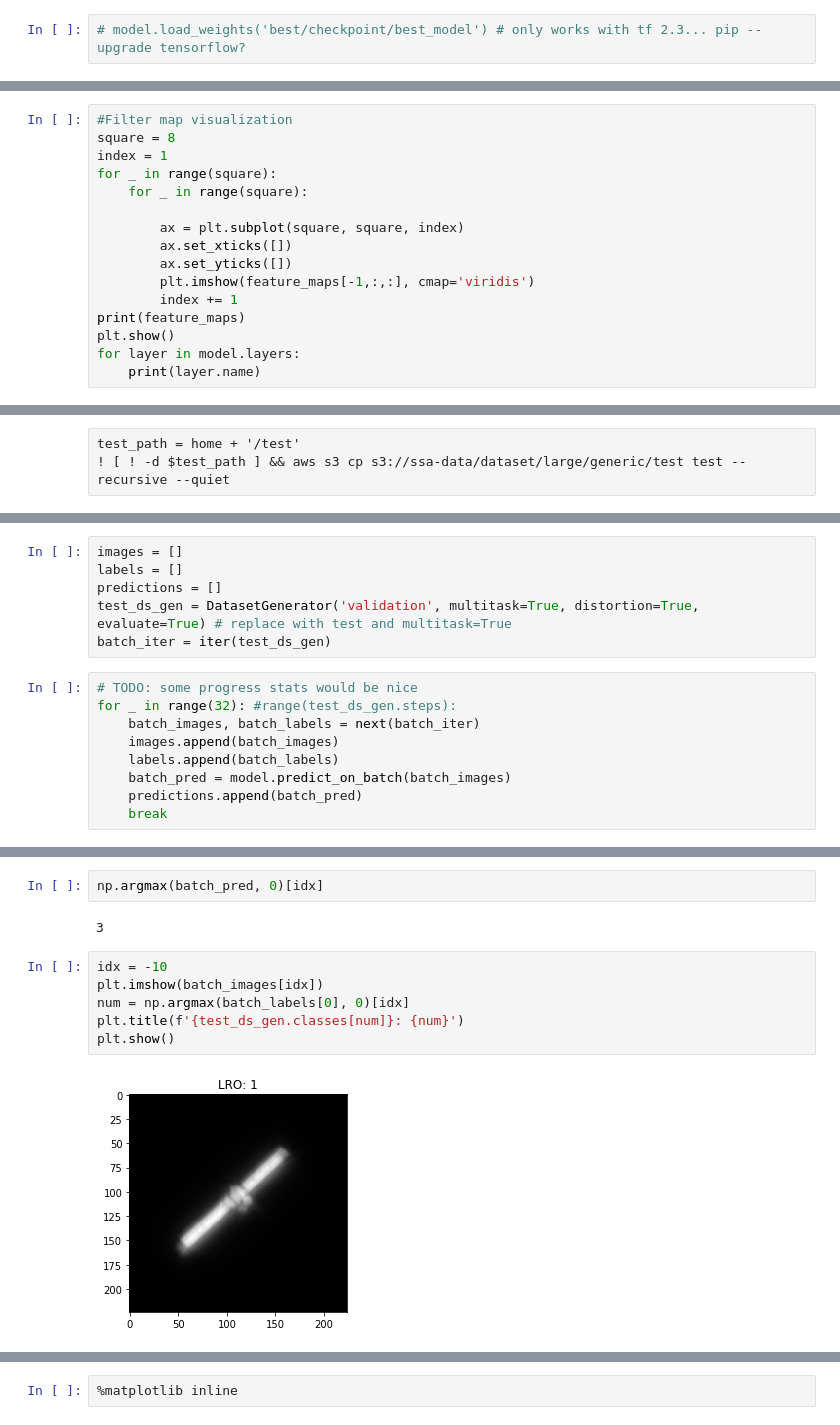
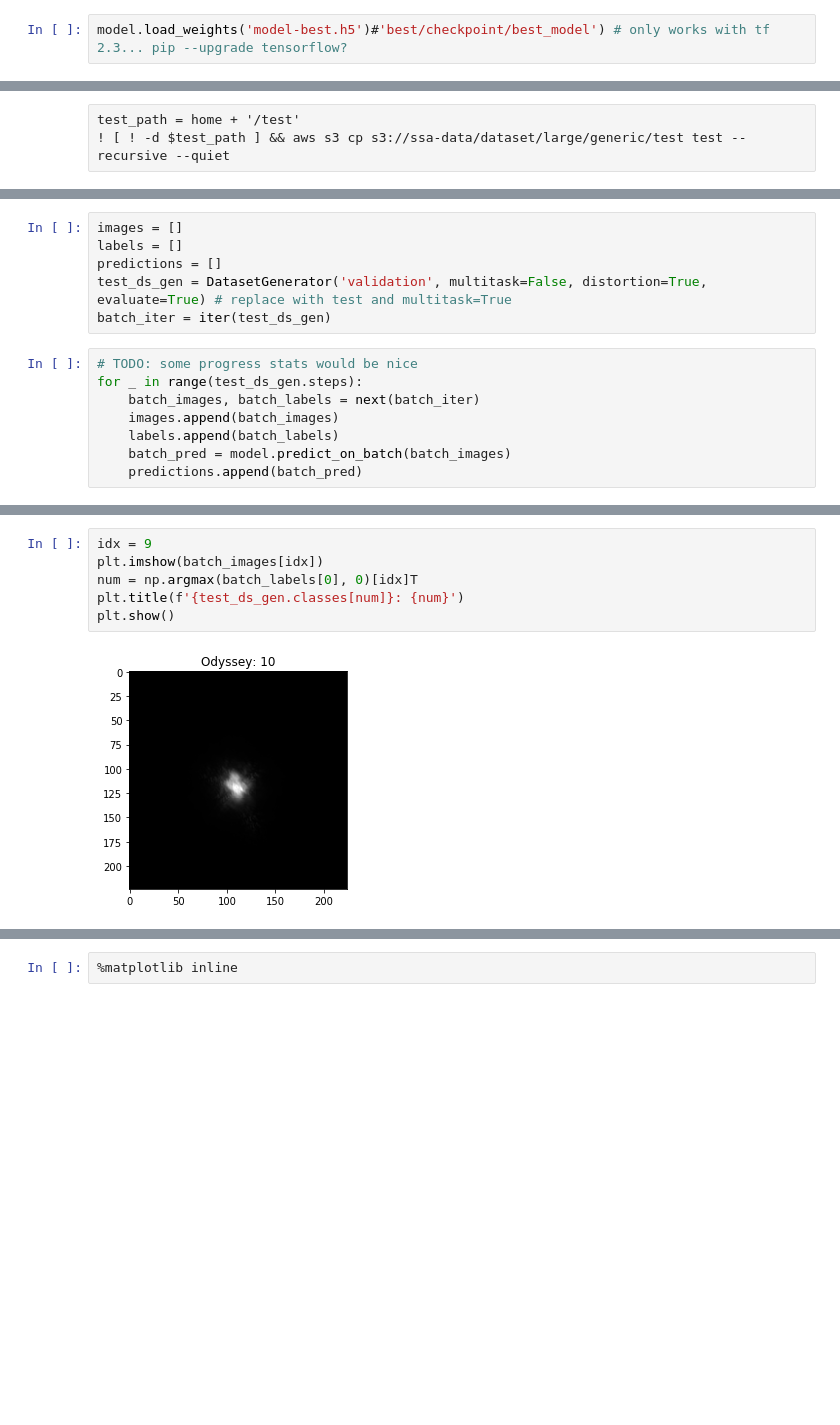
Before and after one commit to RosenblattAI/kolmogorov, a Jupyter notebook: model/evaluation.ipynb, the cells around one changed output, grey strips where cells are left out. Cells and saved outputs as stored; diff of their text form; blank space fills up the shorter version.

```diff
--- a/model/evaluation.ipynb
+++ b/model/evaluation.ipynb
@@ -125,2 +112,2 @@ Clipping input data to the valid range for imshow with RGB data ([0..1] for floa
 # %%
-# model.load_weights('best/checkpoint/best_model') # only works with tf 2.3... pip --upgrade tensorflow?
+model.load_weights('model-best.h5')#'best/checkpoint/best_model') # only works with tf 2.3... pip --upgrade tensorflow?
@@ -228,16 +113,0 @@ feature_maps = model.predict(np.array(image).reshape(-1,224,224,3))
-# %%
-#Filter map visualization
-square = 8
-index = 1
-for _ in range(square):
-	for _ in range(square):
-
-		ax = plt.subplot(square, square, index)
-		ax.set_xticks([])
-		ax.set_yticks([])
-		plt.imshow(feature_maps[-1,:,:], cmap='viridis')
-		index += 1
-print(feature_maps)
-plt.show()
-for layer in model.layers:
-    print(layer.name)
@@ -284,14 +153,13 @@ test_path = home + '/test'
 images = []
 labels = []
 predictions = []
-test_ds_gen = DatasetGenerator('validation', multitask=True, distortion=True, evaluate=True) # replace with test and multitask=True
+test_ds_gen = DatasetGenerator('validation', multitask=False, distortion=True, evaluate=True) # replace with test and multitask=True
 batch_iter = iter(test_ds_gen)
 # %%
 # TODO: some progress stats would be nice
-for _ in range(32): #range(test_ds_gen.steps):
+for _ in range(test_ds_gen.steps):
     batch_images, batch_labels = next(batch_iter)
     images.append(batch_images)
     labels.append(batch_labels)
     batch_pred = model.predict_on_batch(batch_images)
     predictions.append(batch_pred)
-    break
@@ -324,13 +166,9 @@ NameError: name 'test_ds_gen' is not defined
-# %%
-np.argmax(batch_pred, 0)[idx]
-# %% [output]
-3
 # %%
-idx = -10
+idx = 9
 plt.imshow(batch_images[idx])
-num = np.argmax(batch_labels[0], 0)[idx]
+num = np.argmax(batch_labels[0], 0)[idx]T
 plt.title(f'{test_ds_gen.classes[num]}: {num}')
 plt.show()
 # %% [output]
-[figure, old version]
+[figure, new version]
 # %%
```
Also changed, not shown: parts of 34 cells of this notebook, 5 other files.
